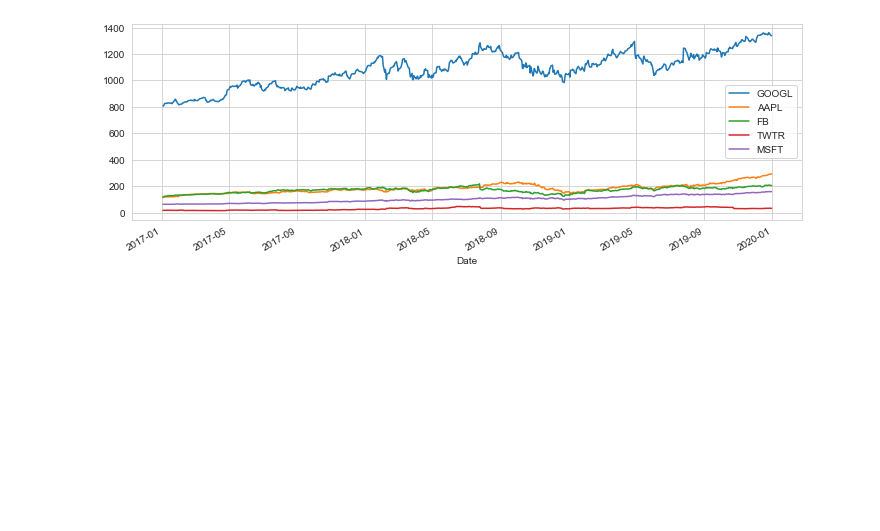
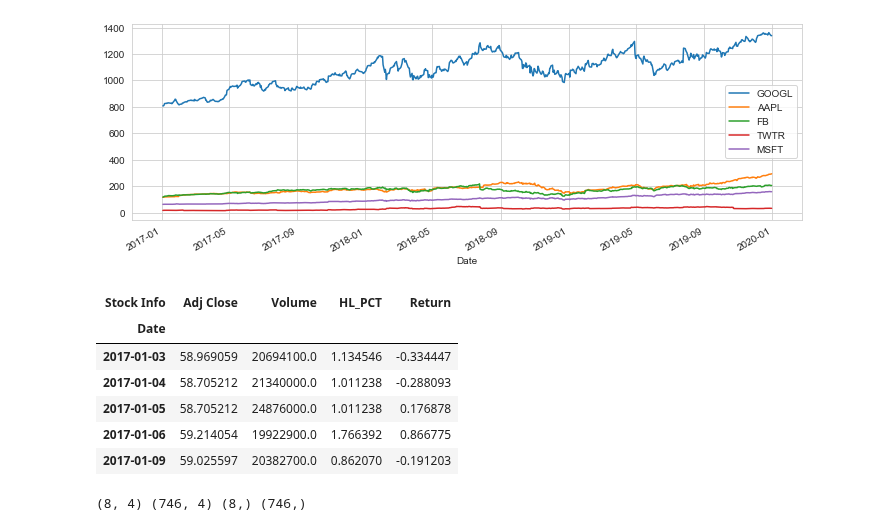
Before and after one commit to harryzyz/FiveTechStocksAnalysis, a Jupyter notebook: FiveTechStockAnalysis.ipynb, the cells around one changed output. Drawn from its saved outputs; the diff is of its cells as text; code cells hidden in the pictures; blank space fills up the shorter version.

```diff
--- a/FiveTechStockAnalysis.ipynb
+++ b/FiveTechStockAnalysis.ipynb
@@ -201,0 +210,2 @@ plt.legend()
+# %%
+dfreg = df['MSFT'][['Adj Close','Volume']]
@@ -201,0 +216,10 @@ plt.legend()
+# %%
+dfreg.head()
+# %% [output]
+| Stock Info | Adj Close | Volume | HL_PCT | Return |
+| Date |  |  |  |  |
+| 2017-01-03 | 58.969059 | 20694100.0 | 1.134546 | -0.334447 |
+| 2017-01-04 | 58.705212 | 21340000.0 | 1.011238 | -0.288093 |
+| 2017-01-05 | 58.705212 | 24876000.0 | 1.011238 | 0.176878 |
+| 2017-01-06 | 59.214054 | 19922900.0 | 1.766392 | 0.866775 |
+| 2017-01-09 | 59.025597 | 20382700.0 | 0.862070 | -0.191203 |
@@ -201,0 +244,4 @@ plt.legend()
+# %%
+print(X_test.shape, X_train.shape, y_test.shape, y_train.shape)
+# %% [output]
+(8, 4) (746, 4) (8,) (746,)
```
Also changed, not shown: parts of 20 cells of this notebook.
